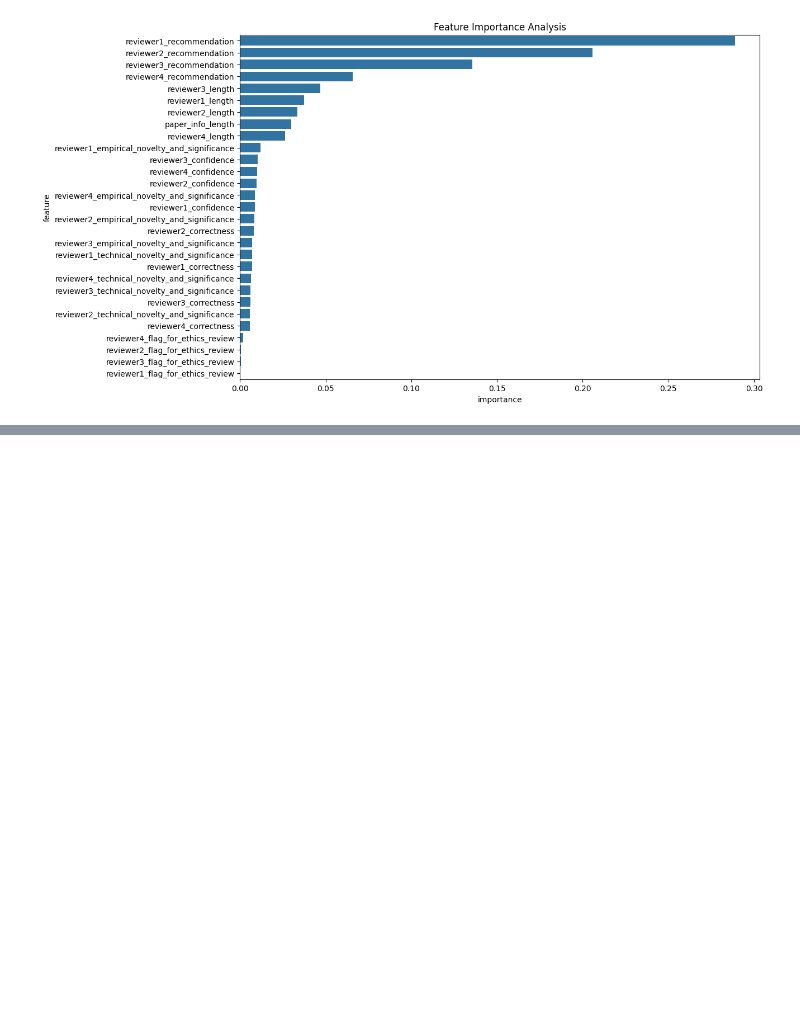
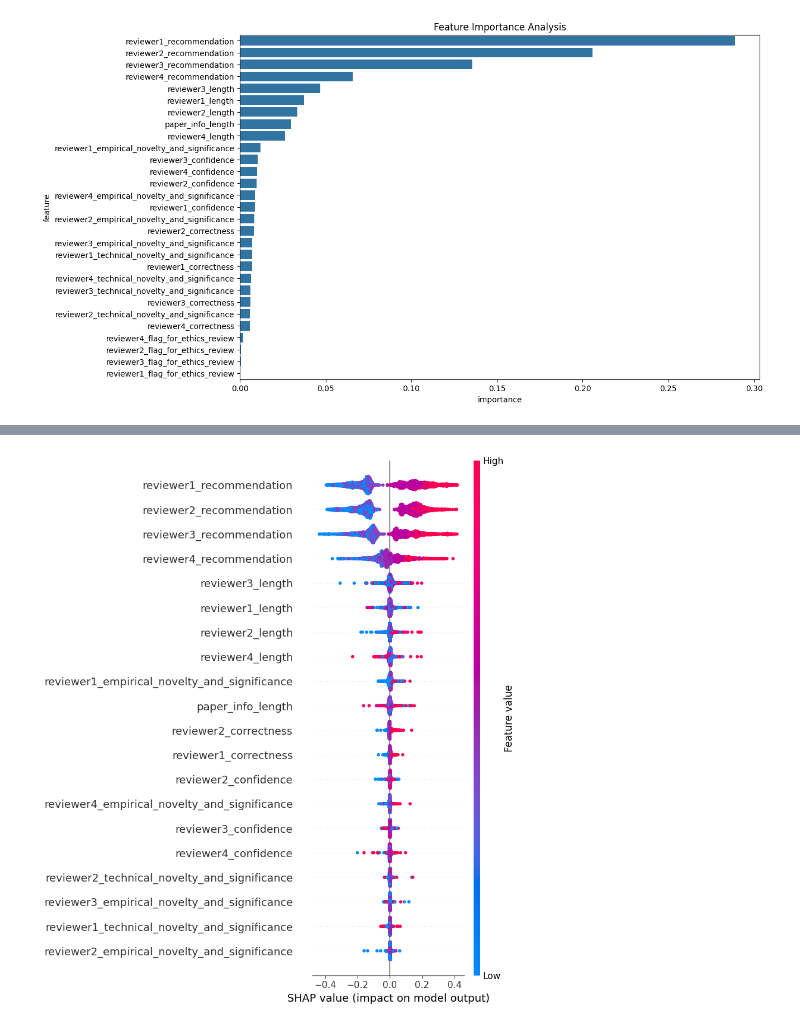
Before and after one commit to halilfarukkaragoz/data-literacy-group16, a Jupyter notebook: data_analysis/feature-importance.ipynb, the cells around one changed output, grey strips where cells are left out. Cells and saved outputs as stored; diff of their text form; code cells hidden in the pictures; blank space fills up the shorter version.

```diff
--- a/data_analysis/feature-importance.ipynb
+++ b/data_analysis/feature-importance.ipynb
@@ -171,0 +208,11 @@ R-squared: 0.6386750641669456
+# %%
+import shap
+
+# Create SHAP explainer for the RandomForest model
+explainer = shap.TreeExplainer(model)
+shap_values = explainer.shap_values(X_train)
+
+# Visualize SHAP values for each reviewer length
+shap.summary_plot(shap_values, X_train)
+# %% [output]
+[figure, added]
```
Also changed, not shown: parts of 2 cells of this notebook.
